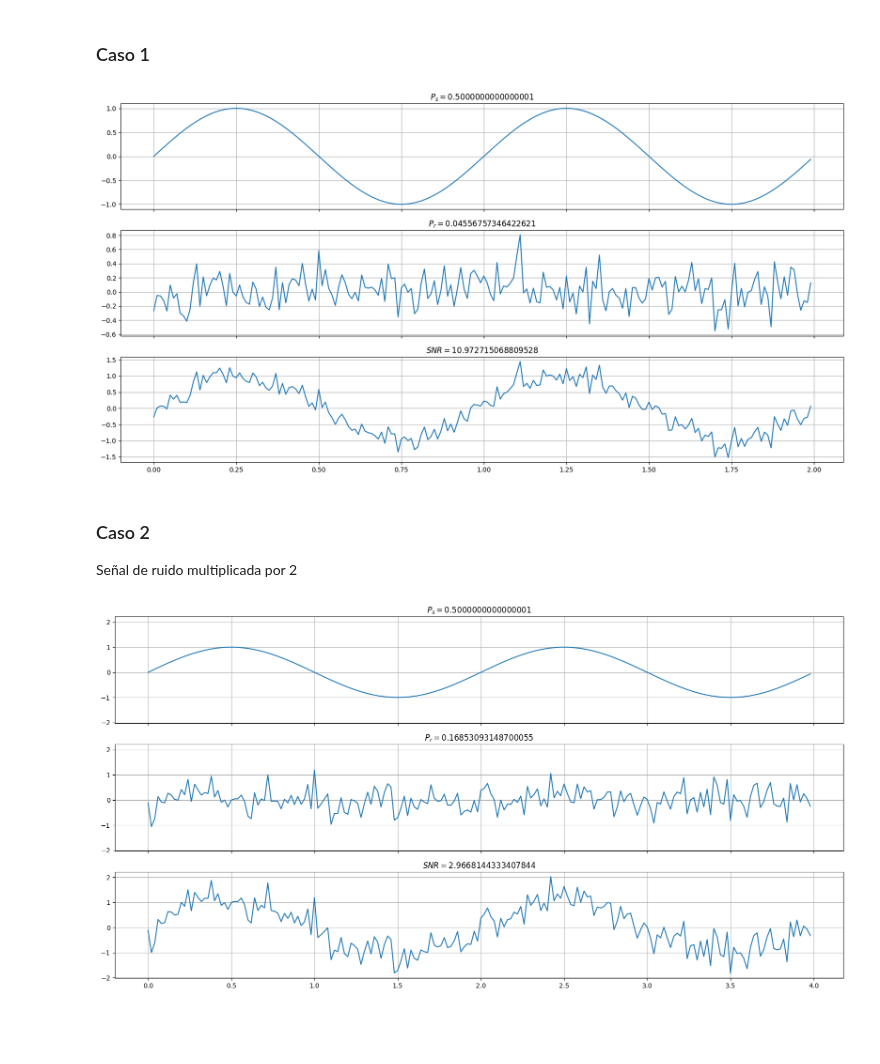
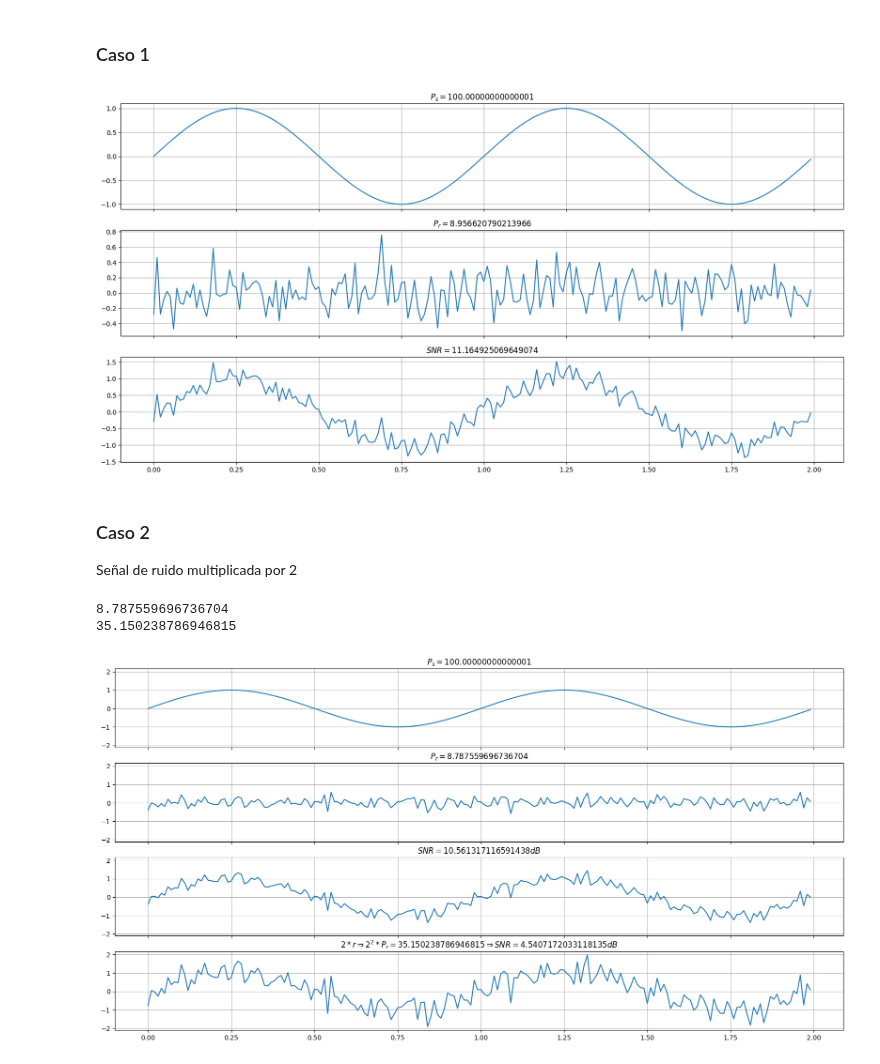
Before and after one commit to francoherg/PDS-2025, a Jupyter notebook: Practica/Guia1/1-8.ipynb, the cells around one changed output. Saved outputs shown, nothing was run; the diff lists cells and outputs as text; code cells hidden in the pictures; blank space fills up the shorter version.

```diff
--- a/Practica/Guia1/1-8.ipynb
+++ b/Practica/Guia1/1-8.ipynb
@@ -26,7 +26,7 @@ def aleatoria(tini,tfin,fm,scale):
 Calcula la potencia de la senial
 '''
 def potencia(s):
-    return np.sum(np.pow(s,[2]*len(s)))/len(s)
+    return np.sum(np.pow(s,[2]*len(s)))
 
 tini = 0
 tfin = 2
@@ -57,7 +57,7 @@ ax[2].set_title(f"$SNR = {potencia(s)/potencia(r)}$")
 
 plt.show()
 # %% [output]
-[figure, old version]
+[figure, new version]
 # %% [markdown]
 ### Caso 2
 
@@ -65,34 +65,44 @@ Señal de ruido multiplicada por 2
 # %%
 tini = 0
 tfin = 2
 fm = 100
 alpha = 2
 
 # senial
 t,s = senoidal(tini,tfin,fm)
 # ruido
-t,r = np.multiply([alpha]*(fm*(tfin-tini)), aleatoria(tini,tfin,fm, 0.2))
+t,r = aleatoria(tini,tfin,fm, 0.2)
+# ruido multiplicado
+r2 = alpha * r
 
-fig,ax = plt.subplots(3,sharex=True, sharey=True)
+fig,ax = plt.subplots(4,sharex=True, sharey=True)
 fig.set_figwidth(20)
 fig.set_figheight(10)
 
 ax[0].grid()
 ax[1].grid()
 ax[2].grid()
+ax[3].grid()
 
 ax[0].plot(t,s)
 ax[0].set_title(f"$P_s = {potencia(s)}$")
 
 ax[1].plot(t,r)
 ax[1].set_title(f"$P_r = {potencia(r)}$")
 
 ax[2].plot(t,s+r)
-ax[2].set_title(f"$SNR = {potencia(s)/potencia(r)}$")
+ax[2].set_title(f"$SNR = {10*np.log10(potencia(s)/potencia(r))} dB$")
+
+ax[3].plot(t,s+r2)
+ax[3].set_title(f"${alpha}*r \\Rightarrow {alpha}^2*P_r = {potencia(r2)} \\Rightarrow SNR = {10*np.log10(potencia(s)/potencia(r2))} dB$")
+print(potencia(r))
+print(potencia(r2))
 
 plt.show()
 # %% [output]
+8.787559696736704
+35.150238786946815
-[figure, old version]
+[figure, new version]
 # %% [markdown]
 ### Caso 3
 
```
Also changed, not shown: parts of 2 cells of this notebook.
